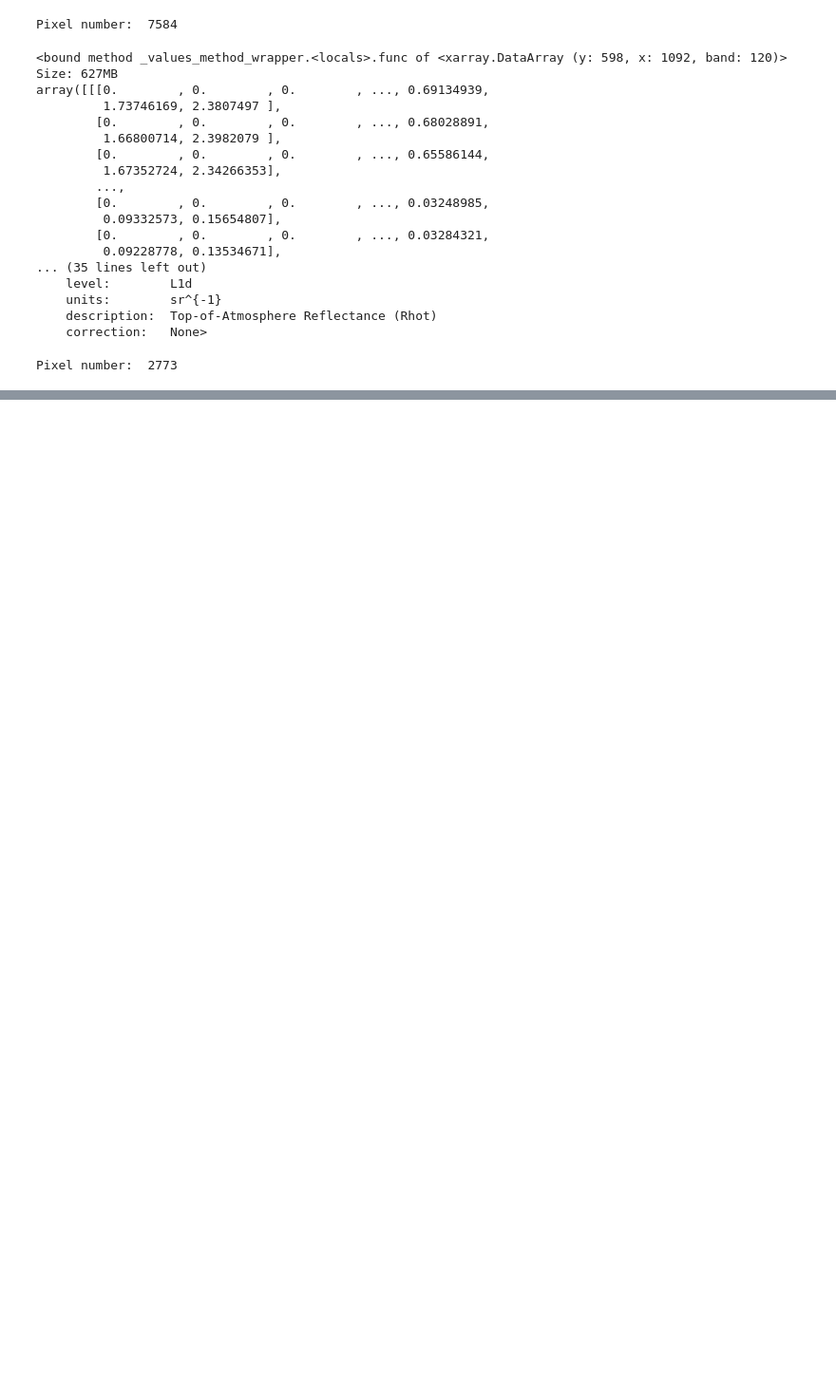
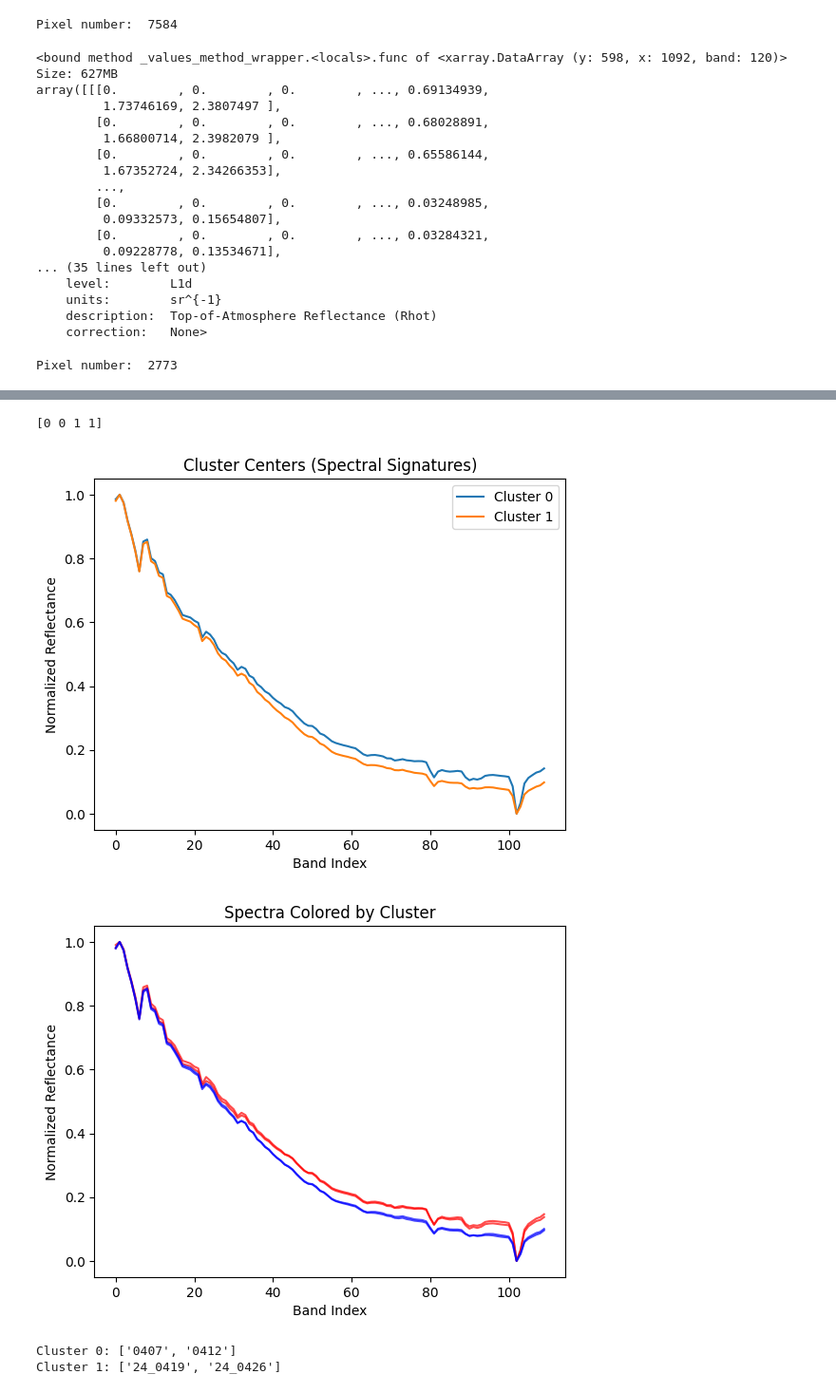
Before and after one commit to AnneMartheH/Vaar_2025, a Jupyter notebook: 2024mai.ipynb, the cells around one changed output, grey strips where cells are left out. Shown at 95% size. Saved outputs shown, nothing was run; the diff lists cells and outputs as text; code cells hidden in the pictures; blank space fills up the shorter version.

```diff
--- a/2024mai.ipynb
+++ b/2024mai.ipynb
@@ -193,0 +306,68 @@ Error:
+# %%
+normalized_clustering_data = [normaized_spectrum_0407, normaized_spectrum_0412, normaized_spectrum_24_0419, normaized_spectrum_24_0426]
+
+k=2
+kmeans = KMeans(n_clusters=k, random_state=42)
+#labels = kmeans.fit(normalized_clustering_data)
+labels = kmeans.fit_predict(normalized_clustering_data)
+
+print(labels)
+
+for i, center in enumerate(kmeans.cluster_centers_):
+    plt.plot(center, label=f'Cluster {i}')
+plt.xlabel('Band Index')
+plt.ylabel('Normalized Reflectance')
+plt.title('Cluster Centers (Spectral Signatures)')
+plt.legend()
+plt.show()
+
+colors = ['red', 'blue', 'green', 'orange', 'purple']
+
+# Plot each spectrum, colored by its assigned cluster
+for spectrum, label in zip(normalized_clustering_data, labels):
+    plt.plot(spectrum, color=colors[label], alpha=0.7)
+
+plt.xlabel('Band Index')
+plt.ylabel('Normalized Reflectance')
+plt.title('Spectra Colored by Cluster')
+plt.show()
+
+spectrum_names = ['0407', '0412', '24_0419', '24_0426']
+
+# Dictionary to hold spectra grouped by cluster
+clusters = defaultdict(list)
+
+# Group spectrum names by their assigned cluster
+for name, label in zip(spectrum_names, labels):
+    clusters[label].append(name)
+
+# Print the result
+for cluster_id, names in clusters.items():
+    print(f"Cluster {cluster_id}: {names}")
+
+#plt.figure(figsize=(10, 6))
+#for i in range(2):
+#    plt.plot(i, color=plt.cm.tab10(labels[i]), alpha=0.5)
+#
+#plt.xlabel('Band Index')
+#plt.ylabel('Reflectance')
+#plt.title('Spectra Colored by Cluster')
+#plt.grid(True)
+#plt.show()
+
+#centroids = kmeans.cluster_centers_
+#print("Cluster labels:", labels.labels_)
+#print("Cluster centroids:", centroids)
+#plt.scatter(normalized_clustering_data[:, 0], normalized_clustering_data[:, 1], c=labels.labels_, cmap='viridis')
+#plt.scatter(centroids[:, 0], centroids[:, 1], c='red', marker='X', s=200, label='Centroids')
+#plt.xlabel("Feature 1")
+#plt.ylabel("Feature 2")
+#plt.title("K-Means Clustering")
+#plt.legend()
+#plt.show()
+# %% [output]
+[0 0 1 1]
+[figure, added]
+[figure, added]
+Cluster 0: ['0407', '0412']
+Cluster 1: ['24_0419', '24_0426']
```
Also changed, not shown: parts of 8 cells of this notebook, 14 other files.
